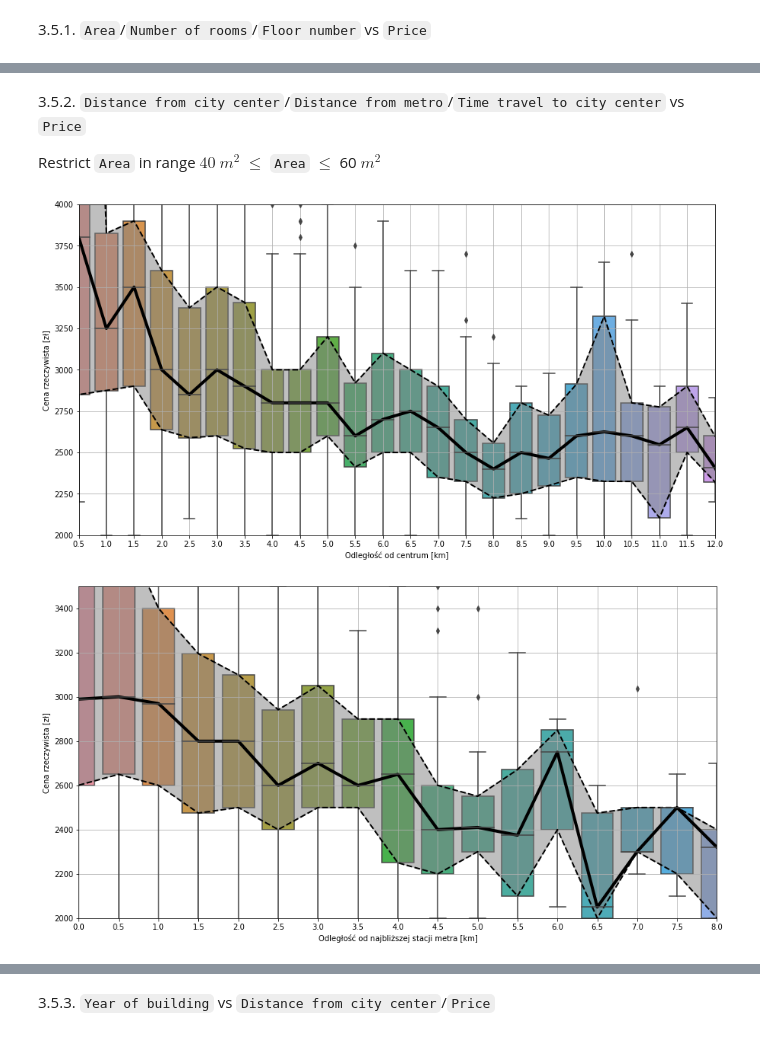
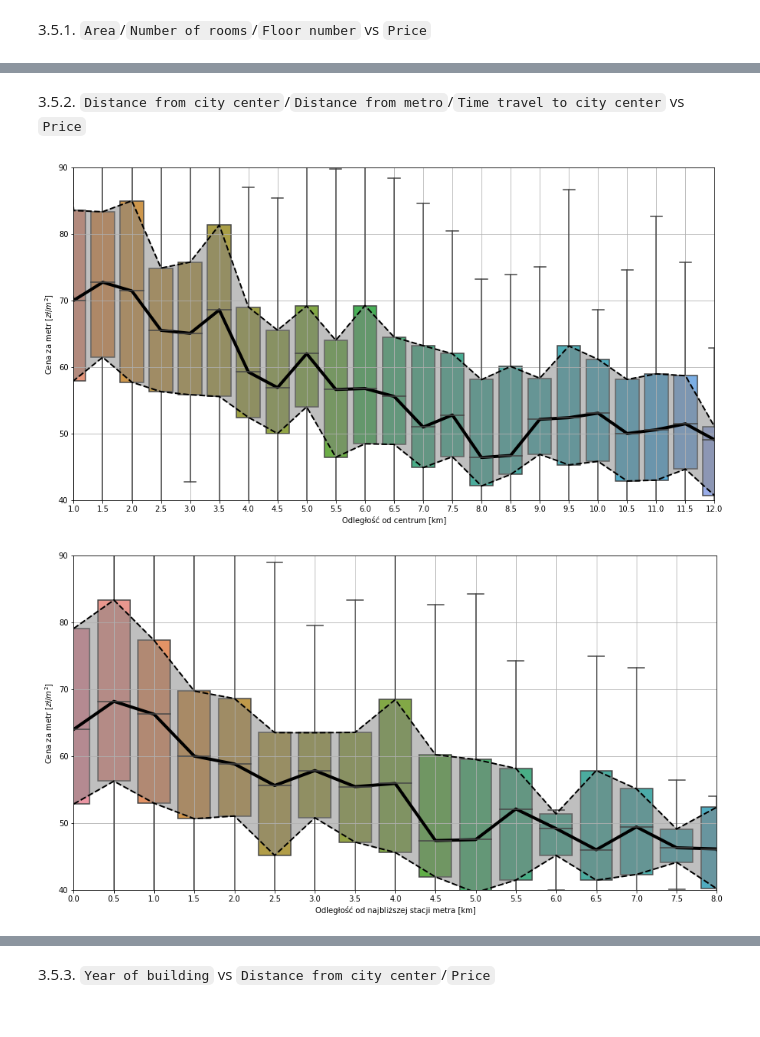
Before and after one commit to KrystianPlackowski/Apartments-data-parser, a Jupyter notebook: rental/analyse.ipynb, the cells around one changed output, grey strips where cells are left out. Drawn from its saved outputs; the diff is of its cells as text; code cells hidden in the pictures.

```diff
--- a/rental/analyse.ipynb
+++ b/rental/analyse.ipynb
@@ -172,3 +175,4 @@ if 'Cena rzeczywista' in apartaments or not 'Cena' in apartaments:
     apartaments = pd.read_csv("apartaments.csv")
 
 apartaments.insert(1, "Cena rzeczywista", apartaments.apply(real_price, axis=1))
+apartaments.insert(2, "Cena za metr", round(apartaments['Cena rzeczywista'] / apartaments['Powierzchnia'], 2))
@@ -175 +182,5 @@ apartaments.insert(1, "Cena rzeczywista", apartaments.apply(real_price, axis=1))
+# %%
+apartaments = apartaments[notNan(apartaments['φ'])]
+apartaments = apartaments[apartaments['Cena rzeczywista'] <= 50000]
+apartaments = apartaments[apartaments['Powierzchnia'] >= 10]
 # %% [markdown]
@@ -376,43 +381,37 @@ sns.boxplot('Piętro', 'Cena rzeczywista', data=df, showfliers=False)
 # %% [markdown]
 3.5.2. `Distance from city center`/`Distance from metro`/`Time travel to city center` vs `Price`
-
-Restrict `Area` in range $ 40 $ $m^2$ $ \le $ `Area` $ \le $ 60 $m^2$
 # %%
 bin_size = 0.5
 plt.figure(figsize=(15,8))
 df_ = df.copy()
-df_ = df_[df_['Powierzchnia'] <= 60]
-df_ = df_[df_['Powierzchnia'] >= 40]
 df_ = df_.apply(lambda x: round(x/bin_size)*bin_size if x.name == 'Odległość od centrum' else x)
 
-sns.boxplot(x='Odległość od centrum', y='Cena rzeczywista', data=df_)#, showfliers=False)#, scale='width', inner='quartile')
-quantile_lines(df_, 'Odległość od centrum', 'Cena rzeczywista', as_index=False)
+sns.boxplot(x='Odległość od centrum', y='Cena za metr', data=df_, showfliers=False)#, scale='width', inner='quartile')
+quantile_lines(df_, 'Odległość od centrum', 'Cena za metr', as_index=False)
 
 plt.xlabel('Odległość od centrum [km]')
-plt.ylabel('Cena rzeczywista [zł]')
-plt.ylim(2000, 4000)
-plt.xlim(0.5/bin_size, 12/bin_size)
+plt.ylabel('Cena za metr [$zł/m^2$]')
+plt.ylim(40, 90)
+plt.xlim(1/bin_size, 12/bin_size)
 plt.grid()
 # %% [output]
-[figure, old version]
+[figure, new version]
 # %%
 bin_size = 0.5
 plt.figure(figsize=(15,8))
 df_ = df.copy()
-df_ = df_[df_['Powierzchnia'] <= 60]
-df_ = df_[df_['Powierzchnia'] >= 40]
 df_ = df_.apply(lambda x: round(x/bin_size)*bin_size if x.name == 'Odległość od najbliższej stacji metra' else x)
 
-sns.boxplot('Odległość od najbliższej stacji metra', 'Cena rzeczywista', data=df_)#, showfliers=False, scale='width', inner='quartile')
-quantile_lines(df_, 'Odległość od najbliższej stacji metra', 'Cena rzeczywista', as_index=False)
+sns.boxplot('Odległość od najbliższej stacji metra', 'Cena za metr', data=df_, showfliers=False)#, scale='width', inner='quartile')
+quantile_lines(df_, 'Odległość od najbliższej stacji metra', 'Cena za metr', as_index=False)
 
 plt.xlabel('Odległość od najbliższej stacji metra [km]')
-plt.ylabel('Cena rzeczywista [zł]')
+plt.ylabel('Cena za metr [$zł/m^2$]')
 plt.xlim(0/bin_size, 8/bin_size)
-plt.ylim(2000, 3500)
+plt.ylim(40, 90)
 plt.grid()
 # %% [output]
-[figure, old version]
+[figure, new version]
 # %%
 bin_size = 5
 plt.figure(figsize=(15,8))
```
Also changed, not shown: parts of 34 cells of this notebook, 1 other file.
